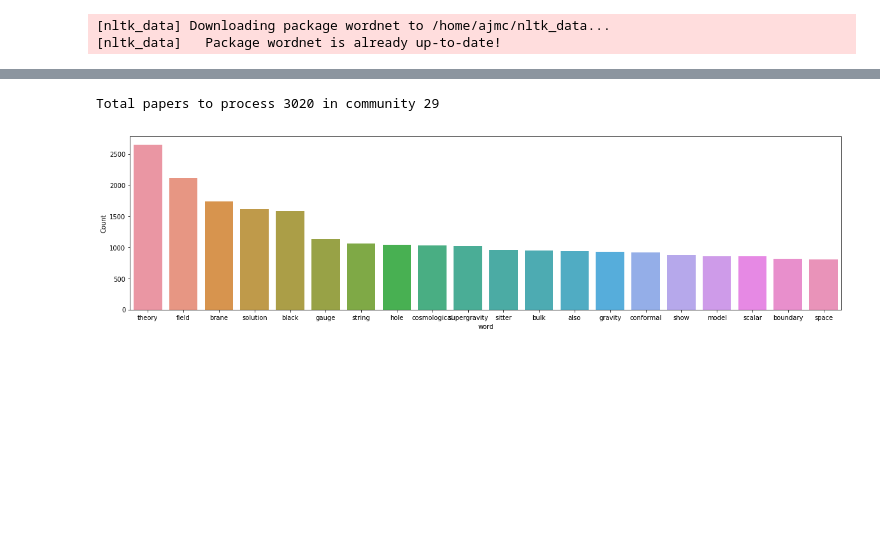
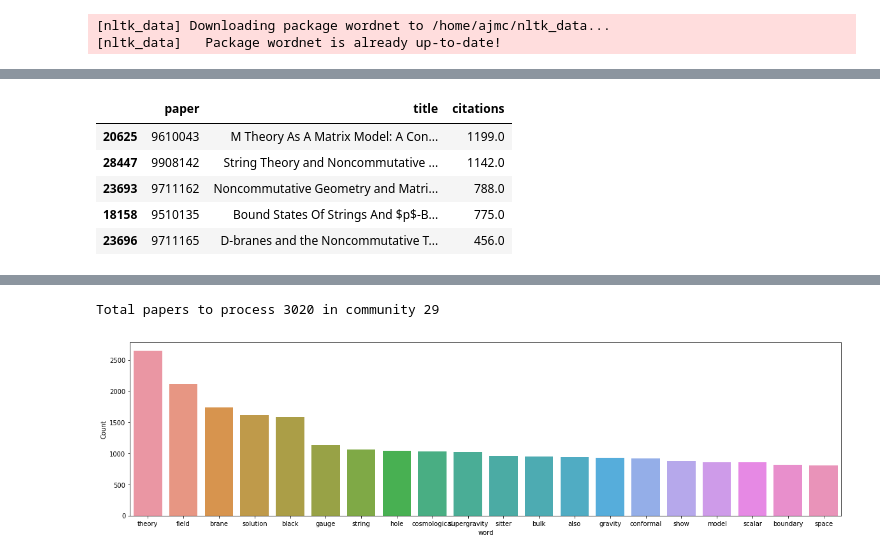
Before and after one commit to ajmaradiaga/dmsn-group15-citation-networks, a Jupyter notebook: text-analysis/topics-per-community.ipynb, the cells around one changed output, grey strips where cells are left out. Drawn from its saved outputs; the diff is of its cells as text; code cells hidden in the pictures; blank space fills up the shorter version.

```diff
--- a/text-analysis/topics-per-community.ipynb
+++ b/text-analysis/topics-per-community.ipynb
@@ -90,0 +100,9 @@ df_with_communities.head()
+# %%
+df_with_communities[df_with_communities.community == 1].sort_values('citations', ascending=False)[['paper', 'title', 'citations']].head()
+# %% [output]
+|  | paper | title | citations |
+| 20625 | 9610043 | M Theory As A Matrix Model: A Con... | 1199.0 |
+| 28447 | 9908142 | String Theory and Noncommutative ... | 1142.0 |
+| 23693 | 9711162 | Noncommutative Geometry and Matri... | 788.0 |
+| 18158 | 9510135 | Bound States Of Strings And $p$-B... | 775.0 |
+| 23696 | 9711165 | D-branes and the Noncommutative T... | 456.0 |
```
Also changed, not shown: parts of 3 cells of this notebook, 2 other files.
